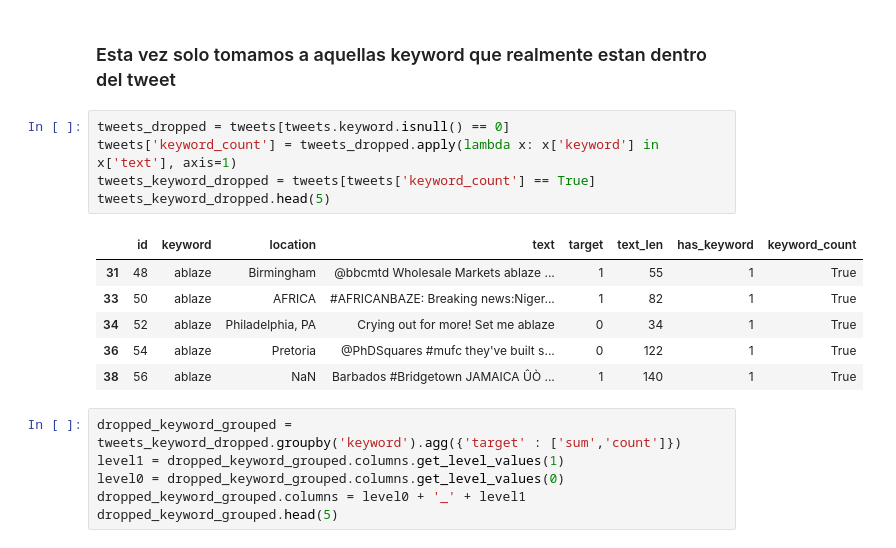
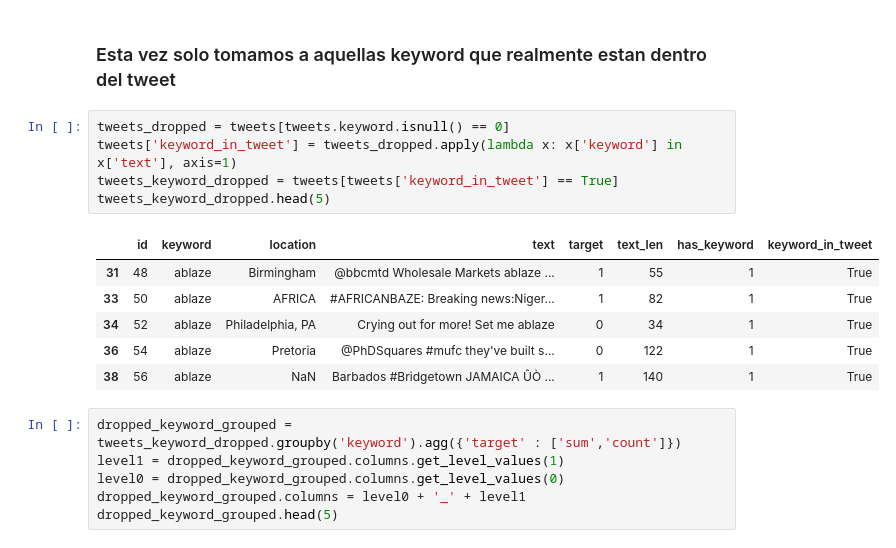
Before and after one commit to AgustinLeguizamon/datos_tp_1, a Jupyter notebook: tp1_agustin.ipynb, the cells around one changed output. Cells and saved outputs as stored; diff of their text form.

```diff
--- a/tp1_agustin.ipynb
+++ b/tp1_agustin.ipynb
@@ -312,11 +290,11 @@ ax = sns.heatmap(Higher_than_mean_keyword_grouped)
 ### Esta vez solo tomamos a aquellas keyword que realmente estan dentro del tweet
 # %%
 tweets_dropped = tweets[tweets.keyword.isnull() == 0]
-tweets['keyword_count'] = tweets_dropped.apply(lambda x: x['keyword'] in x['text'], axis=1)
-tweets_keyword_dropped = tweets[tweets['keyword_count'] == True]
+tweets['keyword_in_tweet'] = tweets_dropped.apply(lambda x: x['keyword'] in x['text'], axis=1)
+tweets_keyword_dropped = tweets[tweets['keyword_in_tweet'] == True]
 tweets_keyword_dropped.head(5)
 # %% [output]
-|  | id | keyword | location | text | target | text_len | has_keyword | keyword_count |
+|  | id | keyword | location | text | target | text_len | has_keyword | keyword_in_tweet |
 | 31 | 48 | ablaze | Birmingham | @bbcmtd Wholesale Markets ablaze ... | 1 | 55 | 1 | True |
 | 33 | 50 | ablaze | AFRICA | #AFRICANBAZE: Breaking news:Niger... | 1 | 82 | 1 | True |
 | 34 | 52 | ablaze | Philadelphia, PA | Crying out for more! Set me ablaze | 0 | 34 | 1 | True |
```
Also changed, not shown: parts of 22 cells of this notebook.
